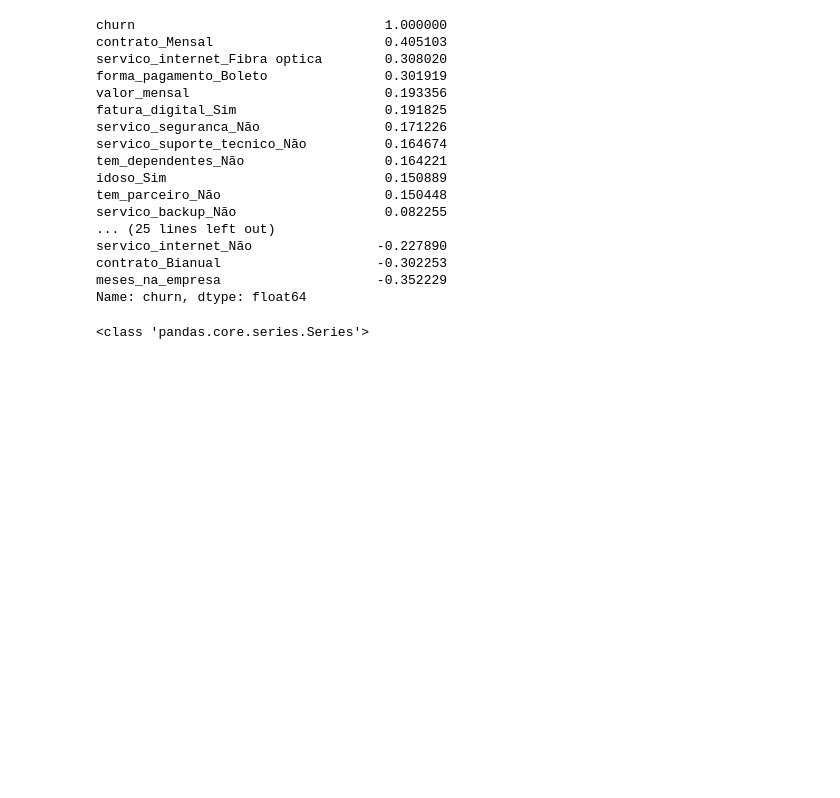
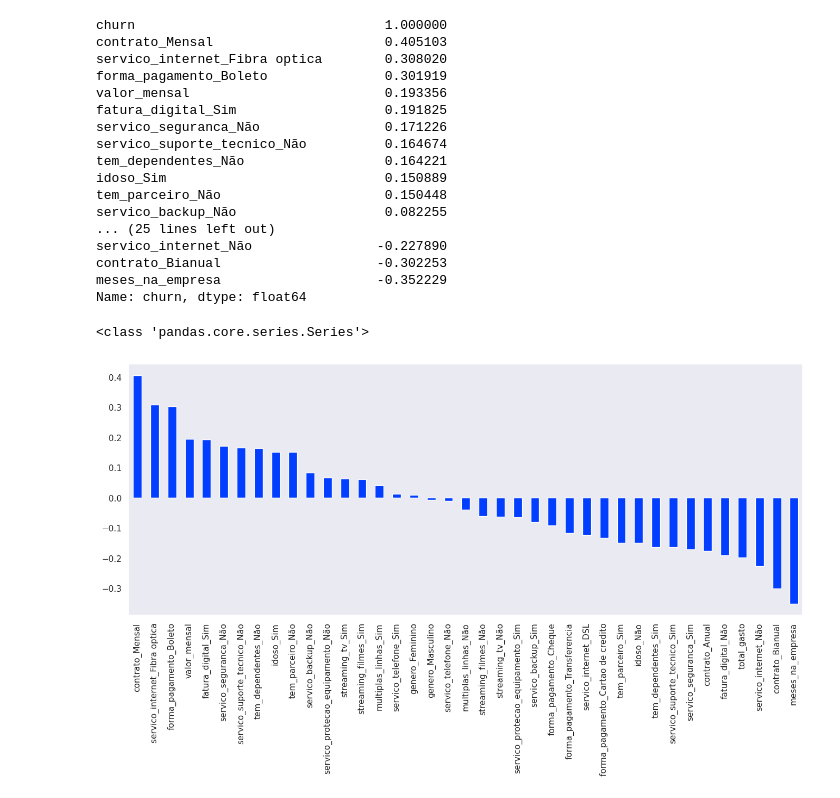
Before and after one commit to PauloViniciusR/Analise_dados, a Jupyter notebook: Matplotlib/Seaborn/09_correlacao.ipynb, the cells around one changed output. Cells and saved outputs as stored; diff of their text form; code cells hidden in the pictures; blank space fills up the shorter version.

```diff
--- a/Matplotlib/Seaborn/09_correlacao.ipynb
+++ b/Matplotlib/Seaborn/09_correlacao.ipynb
@@ -142,3 +142,7 @@ Name: churn, dtype: float64
 print(type(churn_corr))
 # %% [output]
 <class 'pandas.core.series.Series'>
+# %%
+churn_corr[1:].plot(kind="bar", figsize=(16, 6));
+# %% [output]
+[figure, added]
```
Also changed, not shown: parts of 2 cells of this notebook.
